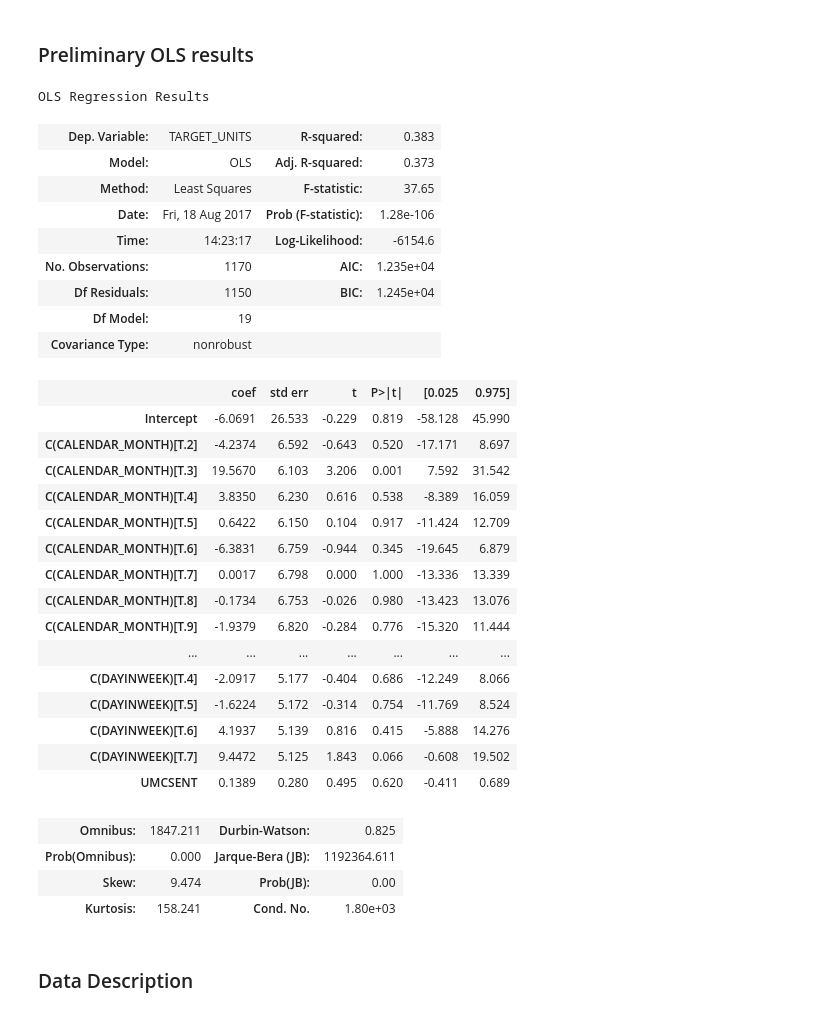
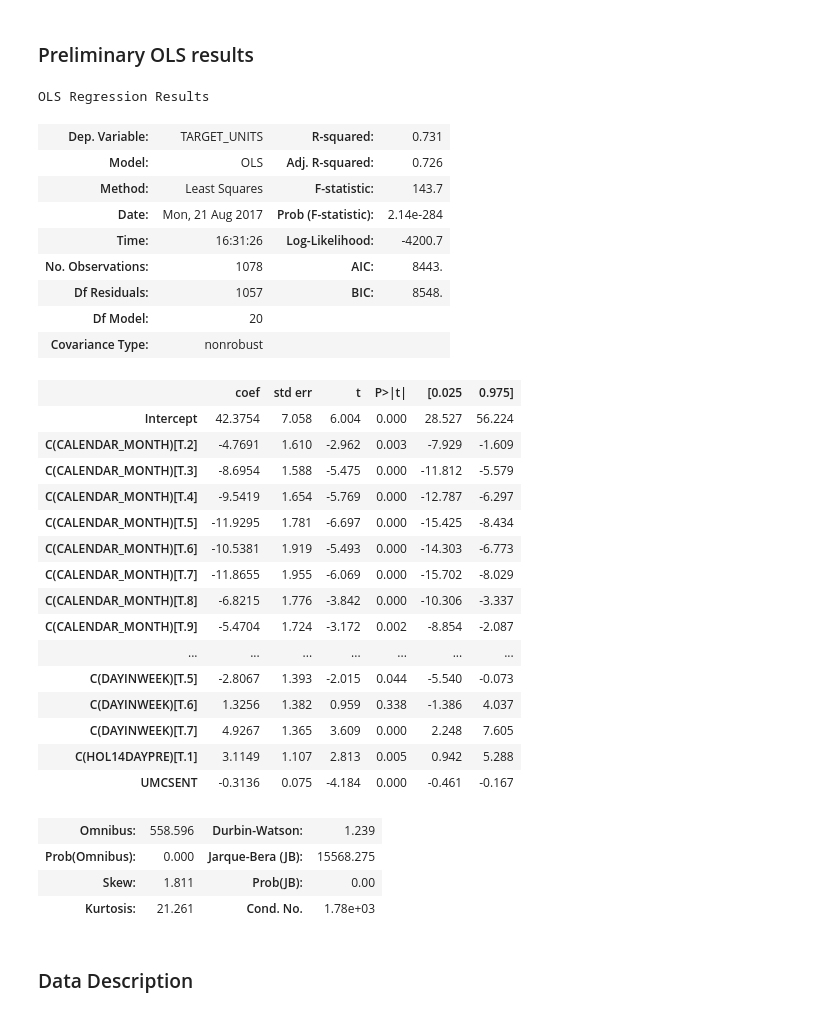
Before and after one commit to FloobtheGreat/IPy_Notebooks, a Jupyter notebook: Analyses/Inventory_Forecasting.ipynb, the cells around one changed output. Drawn from its saved outputs; the diff is of its cells as text; code cells hidden in the pictures.

```diff
--- a/Analyses/Inventory_Forecasting.ipynb
+++ b/Analyses/Inventory_Forecasting.ipynb
@@ -61,39 +71,39 @@ base.describe()
 # %% [markdown]
 ### Preliminary OLS results
 # %%
-formula = 'TARGET_UNITS ~ C(CALENDAR_MONTH) + C(EVENT_SKU) + C(DAYINWEEK) + UMCSENT'
+formula = 'TARGET_UNITS ~ C(CALENDAR_MONTH) + C(EVENT_SKU) + C(DAYINWEEK) + C(HOL14DAYPRE) + UMCSENT'
 model = sts.ols(formula, data=base).fit()
 model.summary()
 # %% [output]
 OLS Regression Results
-| Dep. Variable: | TARGET_UNITS | R-squared: | 0.383 |
-| Model: | OLS | Adj. R-squared: | 0.373 |
-| Method: | Least Squares | F-statistic: | 37.65 |
-| Date: | Fri, 18 Aug 2017 | Prob (F-statistic): | 1.28e-106 |
-| Time: | 14:23:17 | Log-Likelihood: | -6154.6 |
-| No. Observations: | 1170 | AIC: | 1.235e+04 |
-| Df Residuals: | 1150 | BIC: | 1.245e+04 |
-| Df Model: | 19 |  |  |
+| Dep. Variable: | TARGET_UNITS | R-squared: | 0.731 |
+| Model: | OLS | Adj. R-squared: | 0.726 |
+| Method: | Least Squares | F-statistic: | 143.7 |
+| Date: | Mon, 21 Aug 2017 | Prob (F-statistic): | 2.14e-284 |
+| Time: | 16:31:26 | Log-Likelihood: | -4200.7 |
+| No. Observations: | 1078 | AIC: | 8443. |
+| Df Residuals: | 1057 | BIC: | 8548. |
+| Df Model: | 20 |  |  |
 | Covariance Type: | nonrobust |  |  |
 |  | coef | std err | t | P>|t| | [0.025 | 0.975] |
-| Intercept | -6.0691 | 26.533 | -0.229 | 0.819 | -58.128 | 45.990 |
-| C(CALENDAR_MONTH)[T.2] | -4.2374 | 6.592 | -0.643 | 0.520 | -17.171 | 8.697 |
-| C(CALENDAR_MONTH)[T.3] | 19.5670 | 6.103 | 3.206 | 0.001 | 7.592 | 31.542 |
-| C(CALENDAR_MONTH)[T.4] | 3.8350 | 6.230 | 0.616 | 0.538 | -8.389 | 16.059 |
-| C(CALENDAR_MONTH)[T.5] | 0.6422 | 6.150 | 0.104 | 0.917 | -11.424 | 12.709 |
-| C(CALENDAR_MONTH)[T.6] | -6.3831 | 6.759 | -0.944 | 0.345 | -19.645 | 6.879 |
-| C(CALENDAR_MONTH)[T.7] | 0.0017 | 6.798 | 0.000 | 1.000 | -13.336 | 13.339 |
-| C(CALENDAR_MONTH)[T.8] | -0.1734 | 6.753 | -0.026 | 0.980 | -13.423 | 13.076 |
-| C(CALENDAR_MONTH)[T.9] | -1.9379 | 6.820 | -0.284 | 0.776 | -15.320 | 11.444 |
+| Intercept | 42.3754 | 7.058 | 6.004 | 0.000 | 28.527 | 56.224 |
+| C(CALENDAR_MONTH)[T.2] | -4.7691 | 1.610 | -2.962 | 0.003 | -7.929 | -1.609 |
+| C(CALENDAR_MONTH)[T.3] | -8.6954 | 1.588 | -5.475 | 0.000 | -11.812 | -5.579 |
+| C(CALENDAR_MONTH)[T.4] | -9.5419 | 1.654 | -5.769 | 0.000 | -12.787 | -6.297 |
+| C(CALENDAR_MONTH)[T.5] | -11.9295 | 1.781 | -6.697 | 0.000 | -15.425 | -8.434 |
+| C(CALENDAR_MONTH)[T.6] | -10.5381 | 1.919 | -5.493 | 0.000 | -14.303 | -6.773 |
+| C(CALENDAR_MONTH)[T.7] | -11.8655 | 1.955 | -6.069 | 0.000 | -15.702 | -8.029 |
+| C(CALENDAR_MONTH)[T.8] | -6.8215 | 1.776 | -3.842 | 0.000 | -10.306 | -3.337 |
+| C(CALENDAR_MONTH)[T.9] | -5.4704 | 1.724 | -3.172 | 0.002 | -8.854 | -2.087 |
 | ... | ... | ... | ... | ... | ... | ... |
-| C(DAYINWEEK)[T.4] | -2.0917 | 5.177 | -0.404 | 0.686 | -12.249 | 8.066 |
-| C(DAYINWEEK)[T.5] | -1.6224 | 5.172 | -0.314 | 0.754 | -11.769 | 8.524 |
-| C(DAYINWEEK)[T.6] | 4.1937 | 5.139 | 0.816 | 0.415 | -5.888 | 14.276 |
-| C(DAYINWEEK)[T.7] | 9.4472 | 5.125 | 1.843 | 0.066 | -0.608 | 19.502 |
-| UMCSENT | 0.1389 | 0.280 | 0.495 | 0.620 | -0.411 | 0.689 |
+| C(DAYINWEEK)[T.5] | -2.8067 | 1.393 | -2.015 | 0.044 | -5.540 | -0.073 |
+| C(DAYINWEEK)[T.6] | 1.3256 | 1.382 | 0.959 | 0.338 | -1.386 | 4.037 |
+| C(DAYINWEEK)[T.7] | 4.9267 | 1.365 | 3.609 | 0.000 | 2.248 | 7.605 |
+| C(HOL14DAYPRE)[T.1] | 3.1149 | 1.107 | 2.813 | 0.005 | 0.942 | 5.288 |
+| UMCSENT | -0.3136 | 0.075 | -4.184 | 0.000 | -0.461 | -0.167 |
-| Omnibus: | 1847.211 | Durbin-Watson: | 0.825 |
-| Prob(Omnibus): | 0.000 | Jarque-Bera (JB): | 1192364.611 |
-| Skew: | 9.474 | Prob(JB): | 0.00 |
-| Kurtosis: | 158.241 | Cond. No. | 1.80e+03 |
+| Omnibus: | 558.596 | Durbin-Watson: | 1.239 |
+| Prob(Omnibus): | 0.000 | Jarque-Bera (JB): | 15568.275 |
+| Skew: | 1.811 | Prob(JB): | 0.00 |
+| Kurtosis: | 21.261 | Cond. No. | 1.78e+03 |
 # %% [markdown]
 ### Data Description
```
Also changed, not shown: parts of 8 cells of this notebook, 1 other file.
